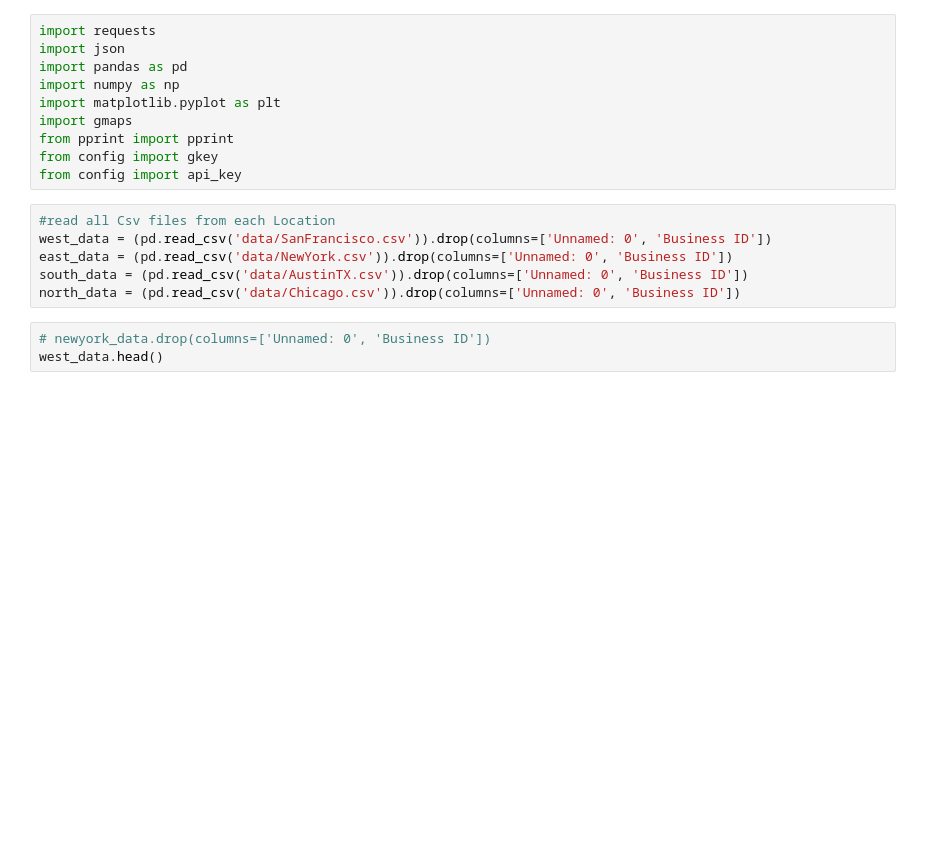
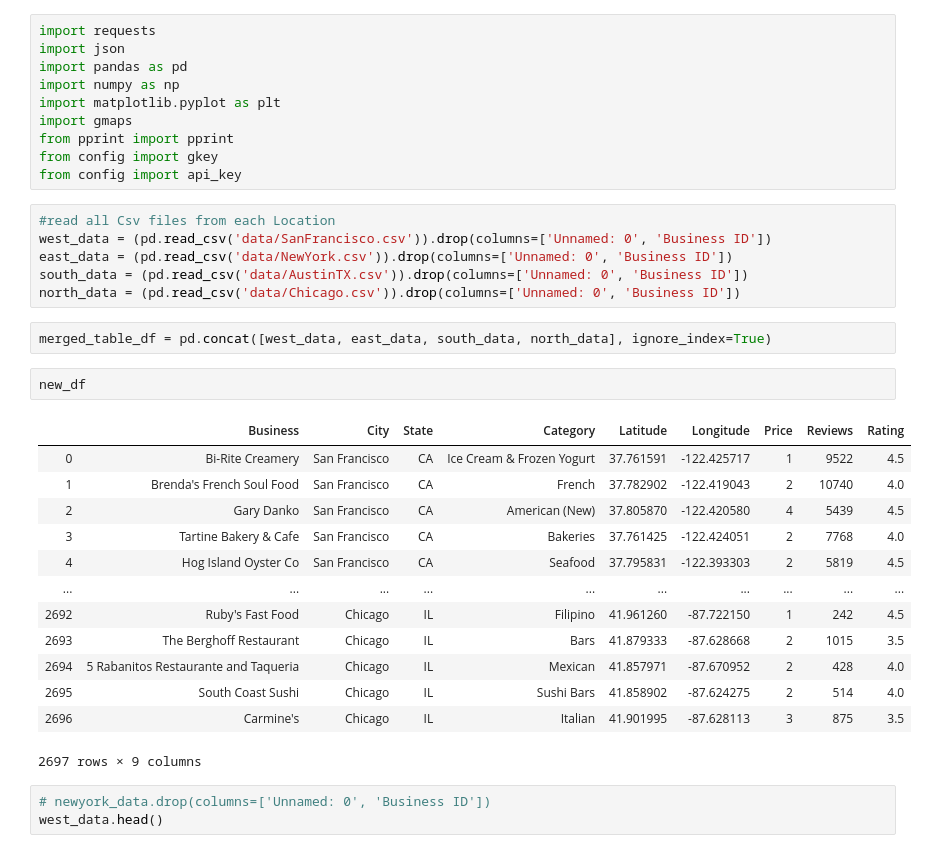
Before and after one commit to elzster/Yelp-Analytics, a Jupyter notebook: ProjectMaster-Copy1.ipynb, the cells around one changed output. Cells and saved outputs as stored; diff of their text form; blank space fills up the shorter version.

Commit message:
Updated With Merged Table

```diff
--- a/ProjectMaster-Copy1.ipynb
+++ b/ProjectMaster-Copy1.ipynb
@@ -14,6 +14,24 @@ west_data = (pd.read_csv('data/SanFrancisco.csv')).drop(columns=['Unnamed: 0', '
 east_data = (pd.read_csv('data/NewYork.csv')).drop(columns=['Unnamed: 0', 'Business ID'])
 south_data = (pd.read_csv('data/AustinTX.csv')).drop(columns=['Unnamed: 0', 'Business ID'])
 north_data = (pd.read_csv('data/Chicago.csv')).drop(columns=['Unnamed: 0', 'Business ID'])
+# %%
+merged_table_df = pd.concat([west_data, east_data, south_data, north_data], ignore_index=True)
+# %%
+new_df
+# %% [output]
+|  | Business | City | State | Category | Latitude | Longitude | Price | Reviews | Rating |
+| 0 | Bi-Rite Creamery | San Francisco | CA | Ice Cream & Frozen Yogurt | 37.761591 | -122.425717 | 1 | 9522 | 4.5 |
+| 1 | Brenda's French Soul Food | San Francisco | CA | French | 37.782902 | -122.419043 | 2 | 10740 | 4.0 |
+| 2 | Gary Danko | San Francisco | CA | American (New) | 37.805870 | -122.420580 | 4 | 5439 | 4.5 |
+| 3 | Tartine Bakery & Cafe | San Francisco | CA | Bakeries | 37.761425 | -122.424051 | 2 | 7768 | 4.0 |
+| 4 | Hog Island Oyster Co | San Francisco | CA | Seafood | 37.795831 | -122.393303 | 2 | 5819 | 4.5 |
+| ... | ... | ... | ... | ... | ... | ... | ... | ... | ... |
+| 2692 | Ruby's Fast Food | Chicago | IL | Filipino | 41.961260 | -87.722150 | 1 | 242 | 4.5 |
+| 2693 | The Berghoff Restaurant | Chicago | IL | Bars | 41.879333 | -87.628668 | 2 | 1015 | 3.5 |
+| 2694 | 5 Rabanitos Restaurante and Taqueria | Chicago | IL | Mexican | 41.857971 | -87.670952 | 2 | 428 | 4.0 |
+| 2695 | South Coast Sushi | Chicago | IL | Sushi Bars | 41.858902 | -87.624275 | 2 | 514 | 4.0 |
+| 2696 | Carmine's | Chicago | IL | Italian | 41.901995 | -87.628113 | 3 | 875 | 3.5 |
+2697 rows × 9 columns
 # %%
 # newyork_data.drop(columns=['Unnamed: 0', 'Business ID'])
 west_data.head()
```
Also changed, not shown: 1 other file.
